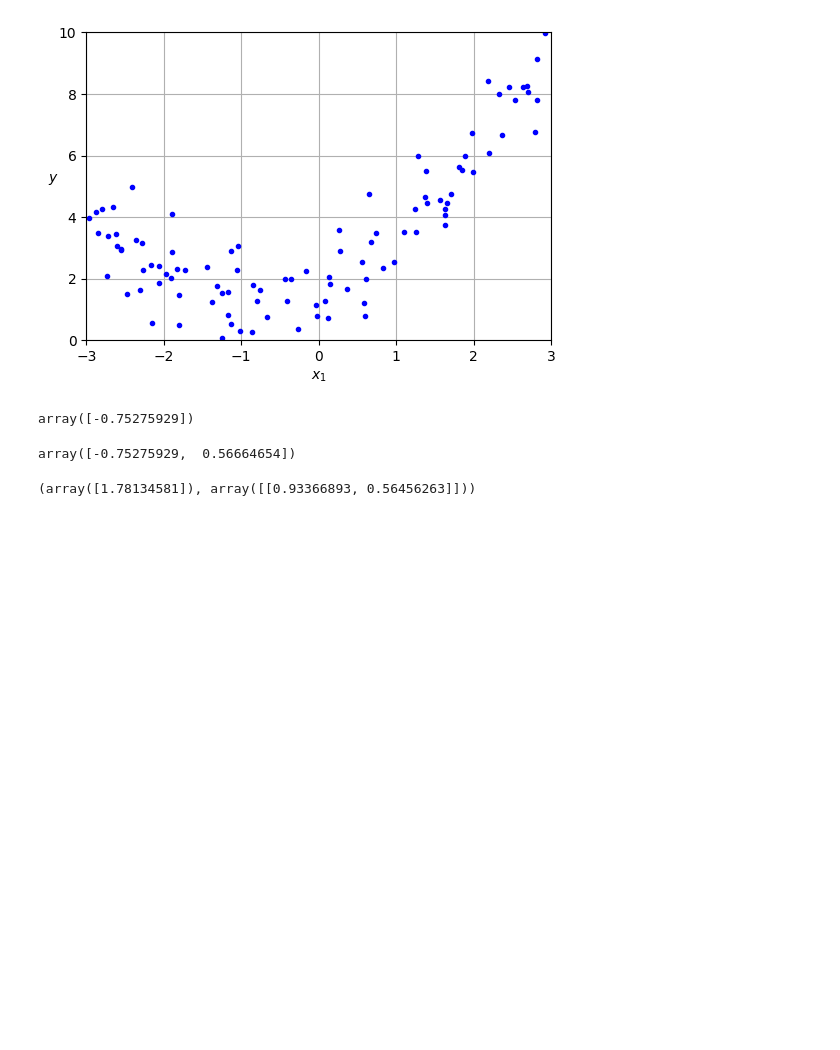
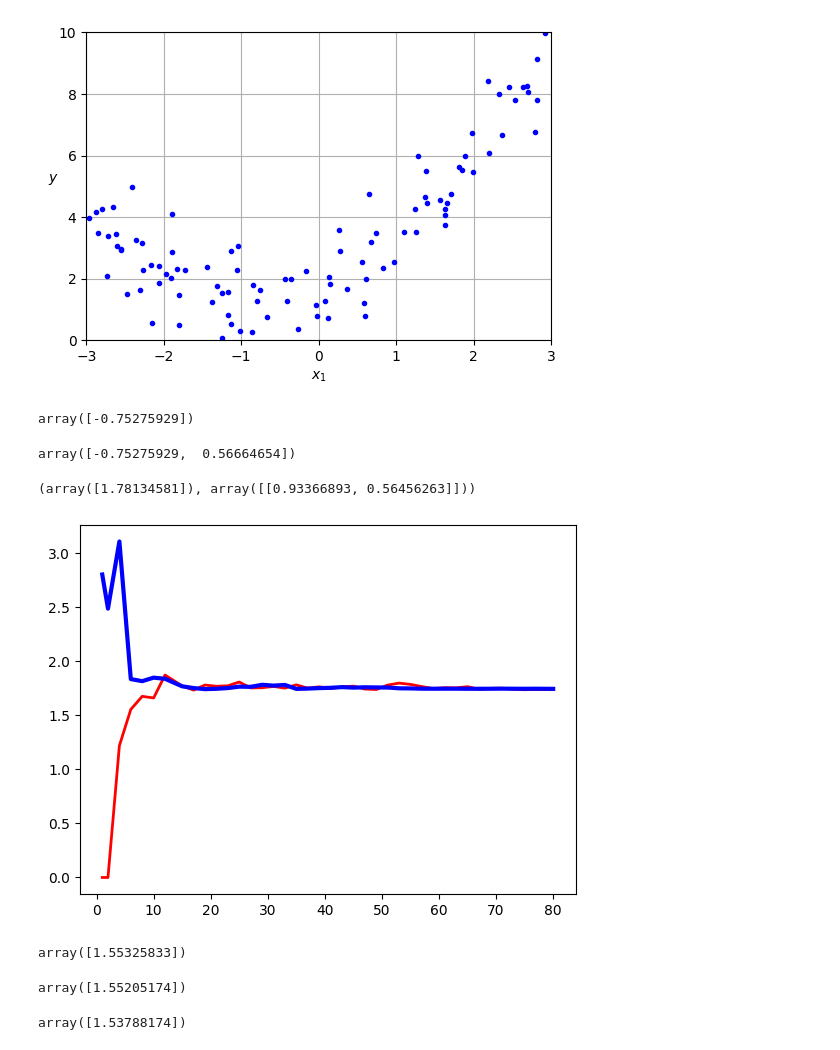
Before and after one commit to kwerulik/learning-ml-hands-on, a Jupyter notebook: Chapter_4/LinearRegression.ipynb, the cells around one changed output. Saved outputs shown, nothing was run; the diff lists cells and outputs as text; code cells hidden in the pictures; blank space fills up the shorter version.

Commit message:
Lasso regression

```diff
--- a/Chapter_4/LinearRegression.ipynb
+++ b/Chapter_4/LinearRegression.ipynb
@@ -133,3 +133,15 @@ lin_reg.fit(X_poly, y)
 lin_reg.intercept_, lin_reg.coef_
 # %% [output]
 (array([1.78134581]), array([[0.93366893, 0.56456263]]))
+# %%
+from sklearn.model_selection import learning_curve
+
+train_sizes, train_scores, valid_scores = learning_curve(LinearRegression(), X, y, train_sizes=np.linspace(0.01, 1.0, 40), cv=5, scoring='neg_root_mean_squared_error')
+train_errors = -train_scores.mean(axis=1)
+valid_errors = -valid_scores.mean(axis=1)
+
+plt.plot(train_sizes, train_errors, '-r', linewidth=2, label='train')
+plt.plot(train_sizes, valid_errors, 'b-', linewidth=3, label='valid')
+plt.show()
+# %% [output]
+[figure, added]
@@ -135,0 +154,22 @@ lin_reg.intercept_, lin_reg.coef_
+# %%
+from sklearn.linear_model import Ridge
+
+ridge_reg = Ridge(alpha=0.1, solver='cholesky')
+ridge_reg.fit(X, y)
+ridge_reg.predict([[1.5]])
+# %% [output]
+array([1.55325833])
+# %%
+sqg_reg = SGDRegressor(penalty='l2', alpha=0.1 / m, tol=None, max_iter=1000, eta0=0.01, random_state=42)
+sgd_reg.fit(X, y.ravel())
+sgd_reg.predict([[1.5]])
+# %% [output]
+array([1.55205174])
+# %%
+from sklearn.linear_model import Lasso
+
+lasso_reg = Lasso(alpha=0.1)
+lasso_reg.fit(X, y)
+lasso_reg.predict([[1.5]])
+# %% [output]
+array([1.53788174])
```
Also changed, not shown: parts of 1 cell of this notebook.
